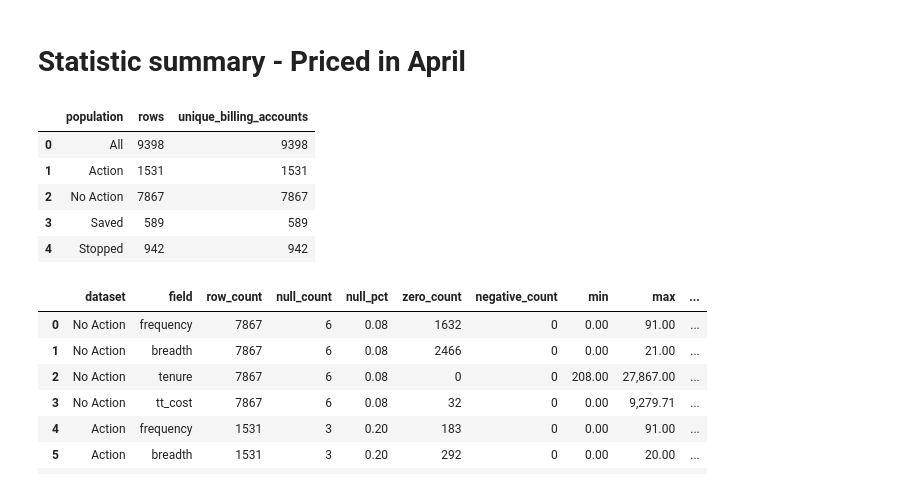
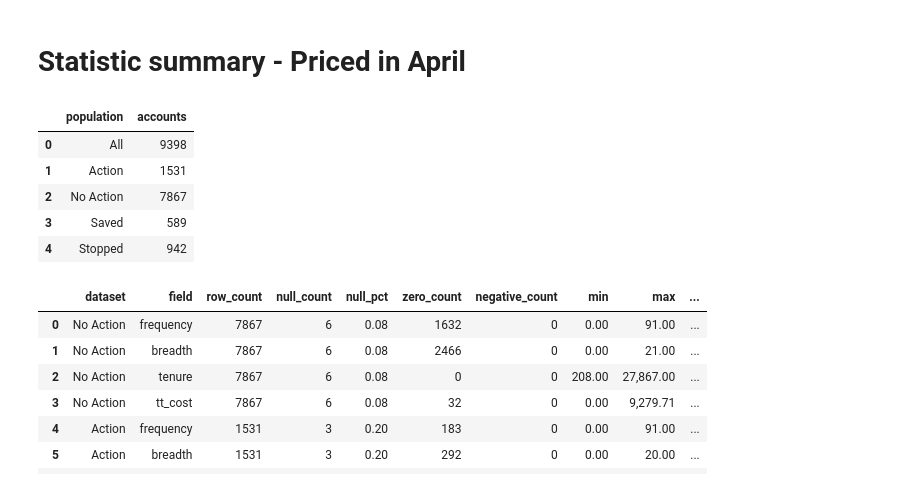
Before and after one commit to ying-gannett/stop_save_pChurn, a Jupyter notebook: src/notebooks/EDA.ipynb, the cells around one changed output. Saved outputs shown, nothing was run; the diff lists cells and outputs as text; code cells hidden in the pictures.

```diff
--- a/src/notebooks/EDA.ipynb
+++ b/src/notebooks/EDA.ipynb
@@ -83,7 +78,11 @@ df["contact_channel_group"] = df["contact_channel"].replace(
         "Called-In first": "Contacted both ways",
     }
 )
-df["src_risk_tier"] = df["src_risk_tier"] + " risk"
+risk_tier = df["src_risk_tier"].astype("string")
+df["src_risk_tier"] = risk_tier.where(
+    risk_tier.isna() | risk_tier.str.endswith(" risk"),
+    risk_tier + " risk",
+)
 df_action = df[df["status"].ne("No Action yet")].copy()
 df_no_action = df[df["status"].eq("No Action yet")].copy()
 df_save = df[df["status"].eq("saved")].copy()
@@ -91,28 +90,27 @@ df_stop = df[df["status"].eq("stoped")].copy()
 # %%
 population_summary = pd.DataFrame(
     [
         {
             "population": name,
-            "rows": len(frame),
-            "unique_billing_accounts": frame["billing_account"].nunique(),
+            "accounts": frame["billing_account"].nunique(),
         }
         for name, frame in {
             "All": df,
             "Action": df_action,
             "No Action": df_no_action,
             "Saved": df_save,
             "Stopped": df_stop,
         }.items()
     ]
 )
 display(population_summary)
 # %% [output]
-|  | population | rows | unique_billing_accounts |
-| 0 | All | 9398 | 9398 |
-| 1 | Action | 1531 | 1531 |
-| 2 | No Action | 7867 | 7867 |
-| 3 | Saved | 589 | 589 |
-| 4 | Stopped | 942 | 942 |
+|  | population | accounts |
+| 0 | All | 9398 |
+| 1 | Action | 1531 |
+| 2 | No Action | 7867 |
+| 3 | Saved | 589 |
+| 4 | Stopped | 942 |
 # %%
 dfs = {
     "No Action": df_no_action,
```
Also changed, not shown: parts of 5 cells of this notebook, 2 other files.
